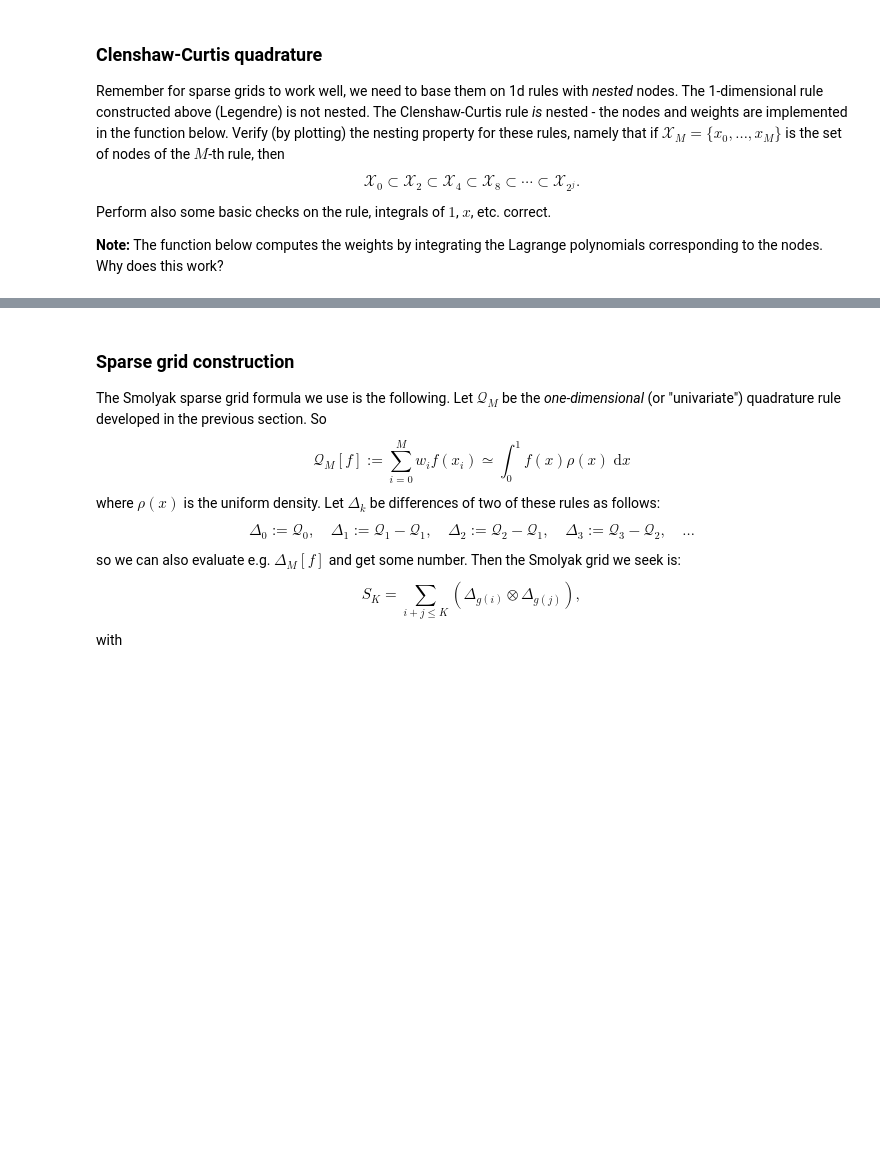
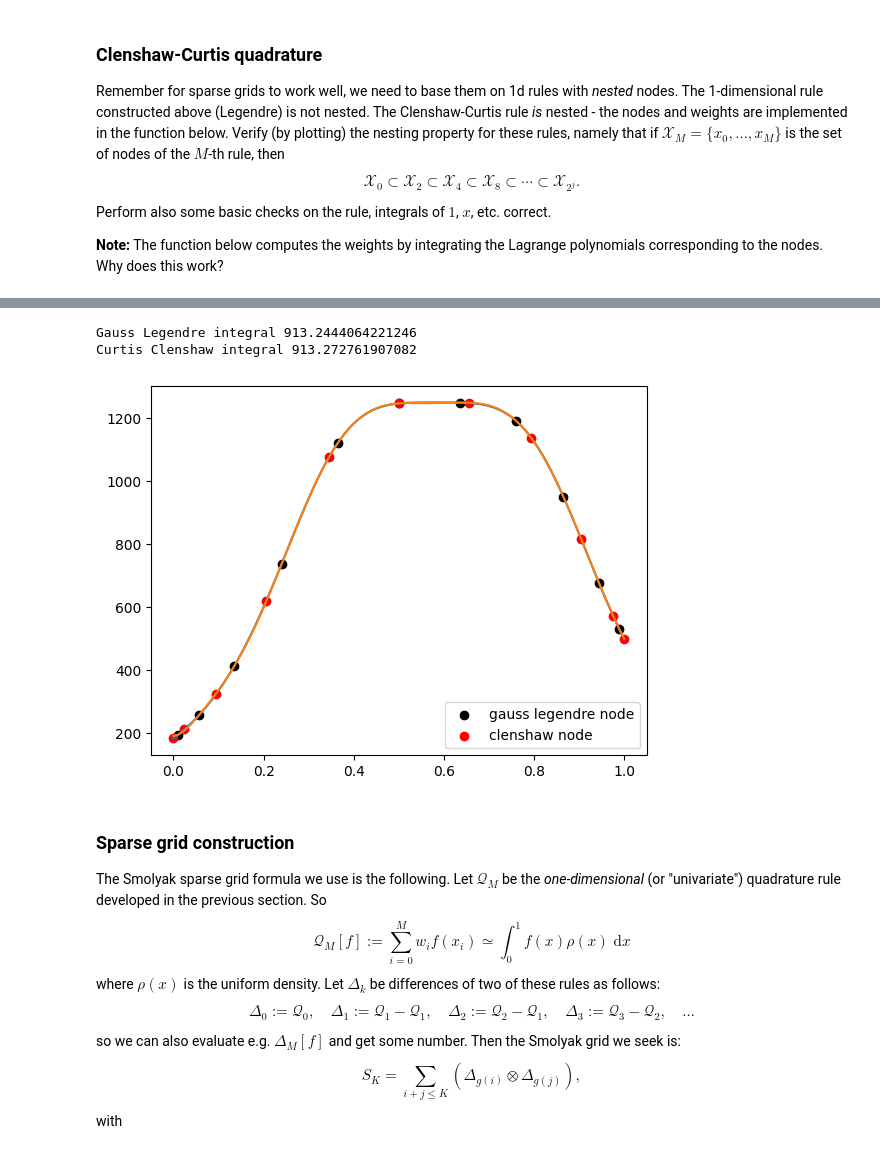
Before and after one commit to msahirs/CFD_IV, a Jupyter notebook: Tutorial1.ipynb, the cells around one changed output, grey strips where cells are left out. Saved outputs shown, nothing was run; the diff lists cells and outputs as text; code cells hidden in the pictures; blank space fills up the shorter version.

```diff
--- a/Tutorial1.ipynb
+++ b/Tutorial1.ipynb
@@ -161,3 +246,31 @@ def scaled_clenshaw(M):
+# %%
+# Check Nodes and Integrals of Clenshaw Curtis Nodes
+
+plt.figure()
+x_gl, w_gl = scaled_gausslegendre(10)
+x_clen, w_clen = scaled_clenshaw(10)
+
+def u_1d(x): return u(x, 2/3)
+
+Y_gl = u_1d(x_gl)
+Y_clen = u_1d(x_clen)
+
+xx = np.arange(0, 1.01, 0.01)
+
+uhat = interpolate.BarycentricInterpolator(x, Y)
+
+plt.plot(xx, u_1d(xx))
+plt.plot(xx, uhat(xx))
+plt.scatter(x_gl, Y_gl, c='black',label = "gauss legendre node")
+plt.scatter(x_clen, Y_clen, c='red',label = "clenshaw node")
+plt.legend()
+
+print("Gauss Legendre integral", quad_gausslegendre(u_1d, 10) )
+print("Curtis Clenshaw integral", np.sum(w_clen * u_1d(x_clen)) )
+# %% [output]
+Gauss Legendre integral 913.2444064221246
+Curtis Clenshaw integral 913.272761907082
+[figure, added]
 # %% [markdown]
 ### Sparse grid construction
 The Smolyak sparse grid formula we use is the following. Let  $\mathcal{Q}_M$ be the *one-dimensional* (or "univariate") quadrature rule developed in the previous section.  So
```
Also changed, not shown: parts of 11 cells of this notebook, 1 other file.
